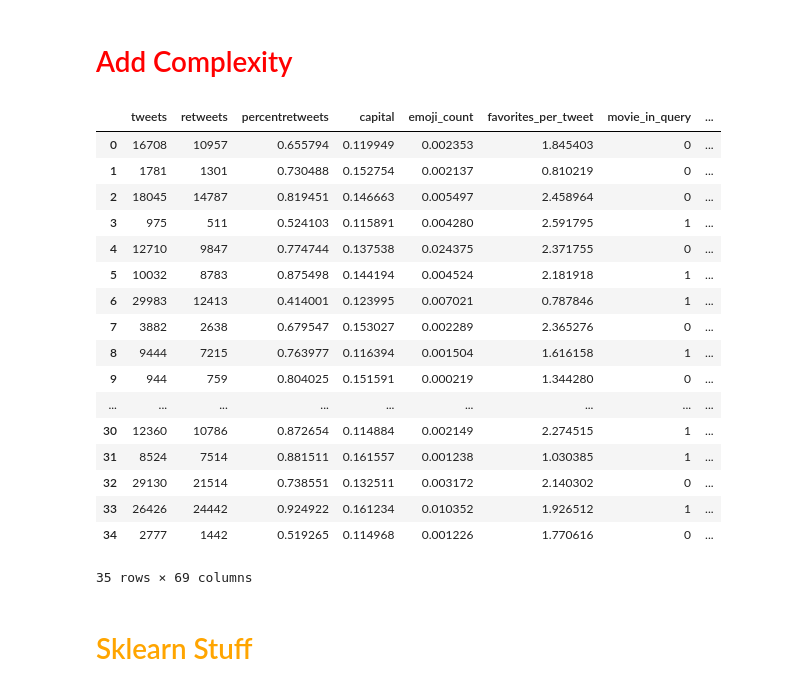
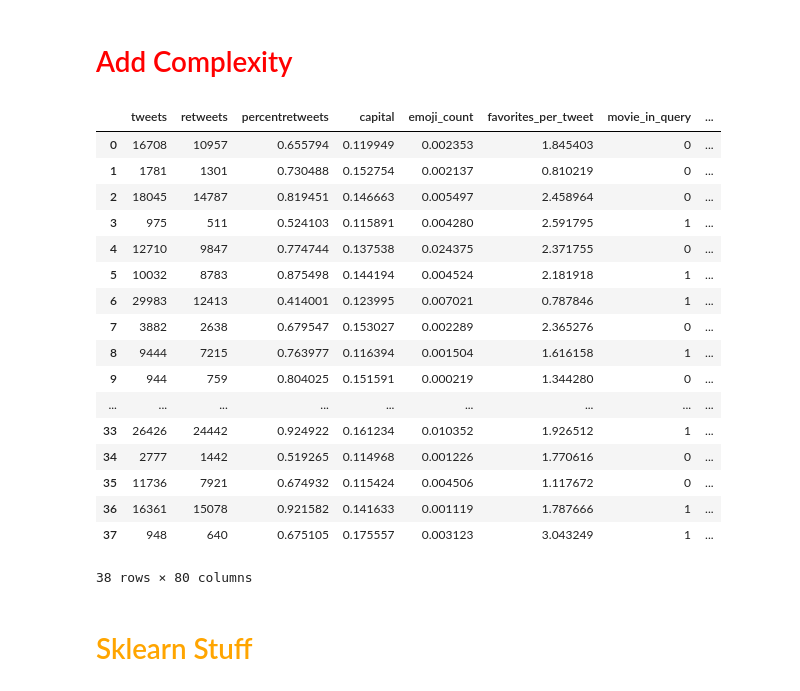
Before and after one commit to steveshim/TweetAcquisition-Thesis, a Jupyter notebook: TwitterExtractor.ipynb, the cells around one changed output. Drawn from its saved outputs; the diff is of its cells as text; code cells hidden in the pictures.

Commit message:
added theater count

```diff
--- a/TwitterExtractor.ipynb
+++ b/TwitterExtractor.ipynb
@@ -8,7 +8,7 @@ client = MongoClient()
 db = client.movies
 collection = db.movies
 data = pd.DataFrame(list(collection.find()))
-numberOfMovies = 35
+numberOfMovies = 38
 numberOfFeatures = 14
 # %%
 del data['_id']
@@ -252,39 +252,48 @@ data['di'] = data.emoji_count*data.positive_no_retweets
 data['dj'] = data.emoji_count*data.punctuation
 data['ef'] = data.favorites_per_tweet*data.negative
 data['eg'] = data.favorites_per_tweet*data.negative_no_retweets
 data['eh'] = data.favorites_per_tweet*data.positive
 data['ei'] = data.favorites_per_tweet*data.positive_no_retweets
 data['ej'] = data.favorites_per_tweet*data.punctuation
 data['fg'] = data.negative*data.negative_no_retweets
 data['fh'] = data.negative*data.positive
 data['fi'] = data.negative*data.positive_no_retweets
 data['fj'] = data.negative*data.punctuation
 data['gh'] = data.negative_no_retweets*data.positive
 data['gi'] = data.negative_no_retweets*data.positive_no_retweets
 data['gj'] = data.negative_no_retweets*data.punctuation
 data['hi'] = data.positive*data.positive_no_retweets
 data['hj'] = data.positive*data.punctuation
 data['ij'] = data.positive_no_retweets*data.punctuation
+data['ak'] = data.tweets*data.theater_count
+data['bk'] = data.retweets*data.theater_count
+data['ck'] = data.capital*data.theater_count
+data['dk'] = data.emoji_count*data.theater_count
+data['ek'] = data.favorites_per_tweet*data.theater_count
+data['fk'] = data.negative*data.theater_count
+data['gk'] = data.negative_no_retweets*data.theater_count
+data['hk'] = data.positive*data.theater_count
+data['ik'] = data.positive_no_retweets*data.theater_count
 data.head(numberOfMovies)
 # %% [output]
 |  | tweets | retweets | percentretweets | capital | emoji_count | favorites_per_tweet | movie_in_query | ... |
 | 0 | 16708 | 10957 | 0.655794 | 0.119949 | 0.002353 | 1.845403 | 0 | ... |
 | 1 | 1781 | 1301 | 0.730488 | 0.152754 | 0.002137 | 0.810219 | 0 | ... |
 | 2 | 18045 | 14787 | 0.819451 | 0.146663 | 0.005497 | 2.458964 | 0 | ... |
 | 3 | 975 | 511 | 0.524103 | 0.115891 | 0.004280 | 2.591795 | 1 | ... |
 | 4 | 12710 | 9847 | 0.774744 | 0.137538 | 0.024375 | 2.371755 | 0 | ... |
 | 5 | 10032 | 8783 | 0.875498 | 0.144194 | 0.004524 | 2.181918 | 1 | ... |
 | 6 | 29983 | 12413 | 0.414001 | 0.123995 | 0.007021 | 0.787846 | 1 | ... |
 | 7 | 3882 | 2638 | 0.679547 | 0.153027 | 0.002289 | 2.365276 | 0 | ... |
 | 8 | 9444 | 7215 | 0.763977 | 0.116394 | 0.001504 | 1.616158 | 1 | ... |
 | 9 | 944 | 759 | 0.804025 | 0.151591 | 0.000219 | 1.344280 | 0 | ... |
 | ... | ... | ... | ... | ... | ... | ... | ... | ... |
-| 30 | 12360 | 10786 | 0.872654 | 0.114884 | 0.002149 | 2.274515 | 1 | ... |
-| 31 | 8524 | 7514 | 0.881511 | 0.161557 | 0.001238 | 1.030385 | 1 | ... |
-| 32 | 29130 | 21514 | 0.738551 | 0.132511 | 0.003172 | 2.140302 | 0 | ... |
 | 33 | 26426 | 24442 | 0.924922 | 0.161234 | 0.010352 | 1.926512 | 1 | ... |
 | 34 | 2777 | 1442 | 0.519265 | 0.114968 | 0.001226 | 1.770616 | 0 | ... |
+| 35 | 11736 | 7921 | 0.674932 | 0.115424 | 0.004506 | 1.117672 | 0 | ... |
+| 36 | 16361 | 15078 | 0.921582 | 0.141633 | 0.001119 | 1.787666 | 1 | ... |
+| 37 | 948 | 640 | 0.675105 | 0.175557 | 0.003123 | 3.043249 | 1 | ... |
-35 rows × 69 columns
+38 rows × 80 columns
 # %% [markdown]
 <h1 style="color:orange">Sklearn Stuff</h1>
 # %% [markdown]
```
Also changed, not shown: parts of 20 cells of this notebook, 6 other files.
